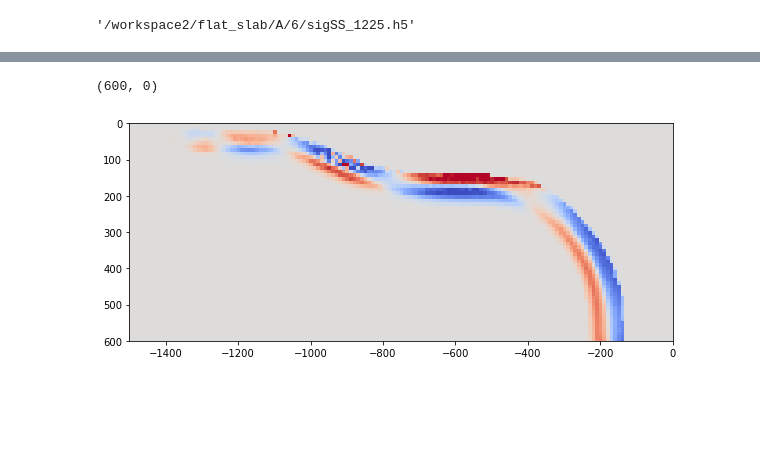
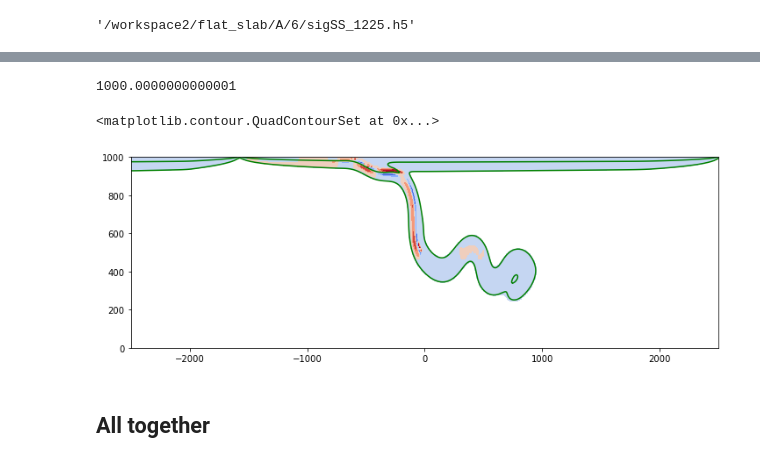
Before and after one commit to dansand/flat_slab, a Jupyter notebook: analysis/stress_curvature.ipynb, the cells around one changed output, grey strips where cells are left out. Drawn from its saved outputs; the diff is of its cells as text; code cells hidden in the pictures; blank space fills up the shorter version.

```diff
--- a/analysis/stress_curvature.ipynb
+++ b/analysis/stress_curvature.ipynb
@@ -185,2 +188,3 @@ sfile
 # %%
 scalarField.load(sfile)
+tempField.load(tfile)
@@ -197,26 +203,50 @@ len(sigXXFiles )
+# %%
+#len(sigXXFiles )
+(mesh.maxCoord[1] - mesh.minCoord[1])*2900.
+# %% [output]
+1000.0000000000001
 # %%
-dm = 10/2900.
-meshxs = np.arange(mesh.minCoord[0], mesh.maxCoord[0] , dm )
-meshys = np.arange(mesh.minCoord[1], mesh.maxCoord[1] , dm )
-xv, yv = np.meshgrid(0.99999999999*meshxs, meshys )
+dm = 5/2900.
+inset = 0.999999999
+inset_ = 1/inset
+
+meshxs = np.arange(mesh.minCoord[0]*inset, mesh.maxCoord[0]*inset , dm )
+meshys = np.arange(mesh.minCoord[1]*inset_, mesh.maxCoord[1]*inset , dm )
+xv, yv = np.meshgrid(meshxs, meshys )
 #uw just wants an Mx2 array
 coords = np.array(zip(xv.flatten(), yv.flatten()))
 # %%
 stressdata = scalarField.evaluate(coords[:, :])[:,0]
+tempdata = tempField.evaluate(coords[:, :])[:,0]
 # %%
 #build array to collect the data
 stress = np.zeros(xv.shape)
 stress[:] = np.flipud(stressdata.reshape((xv.shape)))*11.*1e-6
+# %%
+#build array to collect the data
+temp = np.zeros(xv.shape)
+temp[:] = np.flipud(tempdata.reshape((xv.shape)))*1400.0
+
+
+stress[temp > 1270] = np.nan
 # %%
 fig, ax = plt.subplots(figsize=(12, 4))
-ax.imshow(stress, cmap='coolwarm', vmax = 150, vmin = -150,
-          extent=[mesh.minCoord[0]*2900, mesh.maxCoord[0]*2900, (1. - mesh.minCoord[1])*2900,0])
+#ax.imshow(stress, cmap='coolwarm', vmax = 150, vmin = -150,
+#          extent=[mesh.minCoord[0]*2900, mesh.maxCoord[0]*2900, 1000, 0] )
 
-ax.set_xlim(-1500, 0)
-ax.set_ylim(600, 0)
+ax.contourf(np.flipud(stress), cmap='coolwarm', vmax = 150, vmin = -150,
+          extent=[mesh.minCoord[0]*2900, mesh.maxCoord[0]*2900, 0, 1000] )
+
+ax.contour(np.flipud(temp), colors='g', levels=[650., 1250.],
+                 extent=[mesh.minCoord[0]*2900, mesh.maxCoord[0]*2900, 0, 1000] )
+
+#ax.set_xlim(-1500, 0)
+#ax.set_ylim(600, 0)
 # %% [output]
-(600, 0)
+<matplotlib.contour.QuadContourSet at 0x...>
-[figure, old version]
+[figure, new version]
+# %% [markdown]
+## All together
 # %%
 # plot it
 import matplotlib.gridspec as gridspec
```
Also changed, not shown: parts of 10 cells of this notebook, 2 other files.
